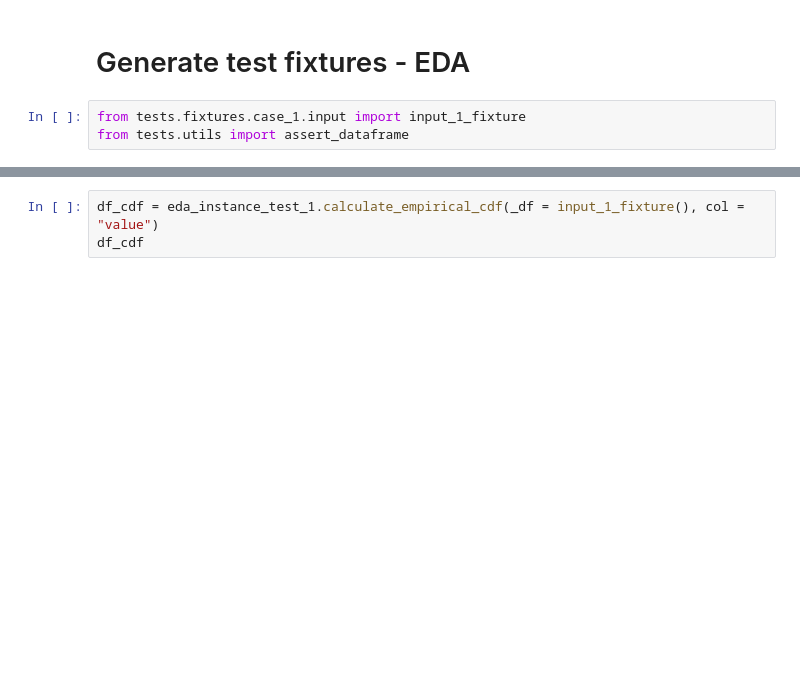
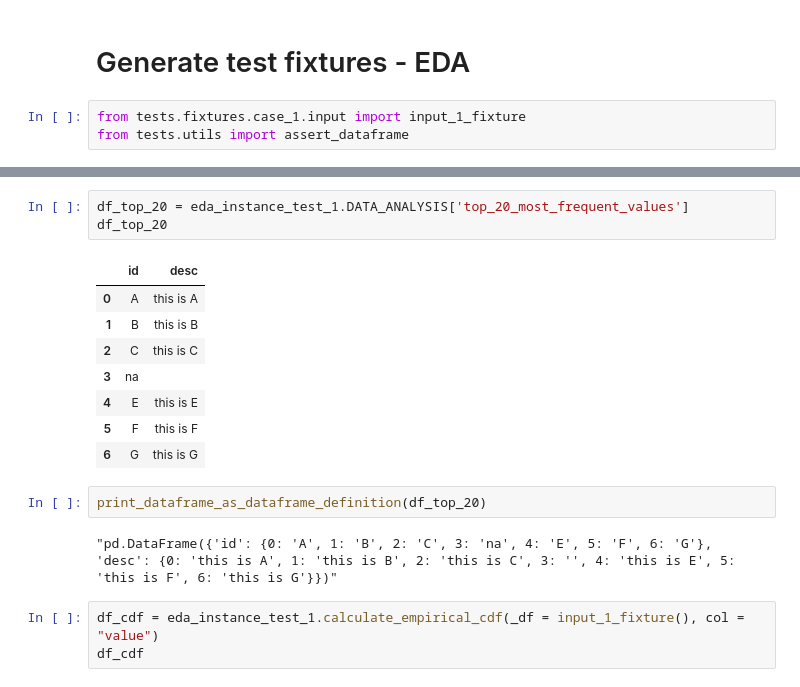
Before and after one commit to aravindganesan88/eda_and_clean, a Jupyter notebook: test.ipynb, the cells around one changed output, grey strips where cells are left out. Saved outputs shown, nothing was run; the diff lists cells and outputs as text; blank space fills up the shorter version.

```diff
--- a/test.ipynb
+++ b/test.ipynb
@@ -412,3 +453,19 @@ Dataset has 0 variance; skipping density estimate. Pass `warn_singular=False` to
+# %%
+df_top_20 = eda_instance_test_1.DATA_ANALYSIS['top_20_most_frequent_values']
+df_top_20
+# %% [output]
+|  | id | desc |
+| 0 | A | this is A |
+| 1 | B | this is B |
+| 2 | C | this is C |
+| 3 | na |  |
+| 4 | E | this is E |
+| 5 | F | this is F |
+| 6 | G | this is G |
+# %%
+print_dataframe_as_dataframe_definition(df_top_20)
+# %% [output]
+"pd.DataFrame({'id': {0: 'A', 1: 'B', 2: 'C', 3: 'na', 4: 'E', 5: 'F', 6: 'G'}, 'desc': {0: 'this is A', 1: 'this is B', 2: 'this is C', 3: '', 4: 'this is E', 5: 'this is F', 6: 'this is G'}})"
 # %%
 df_cdf = eda_instance_test_1.calculate_empirical_cdf(_df = input_1_fixture(), col = "value")
 df_cdf
```
Also changed, not shown: parts of 9 cells of this notebook, 4 other files.
